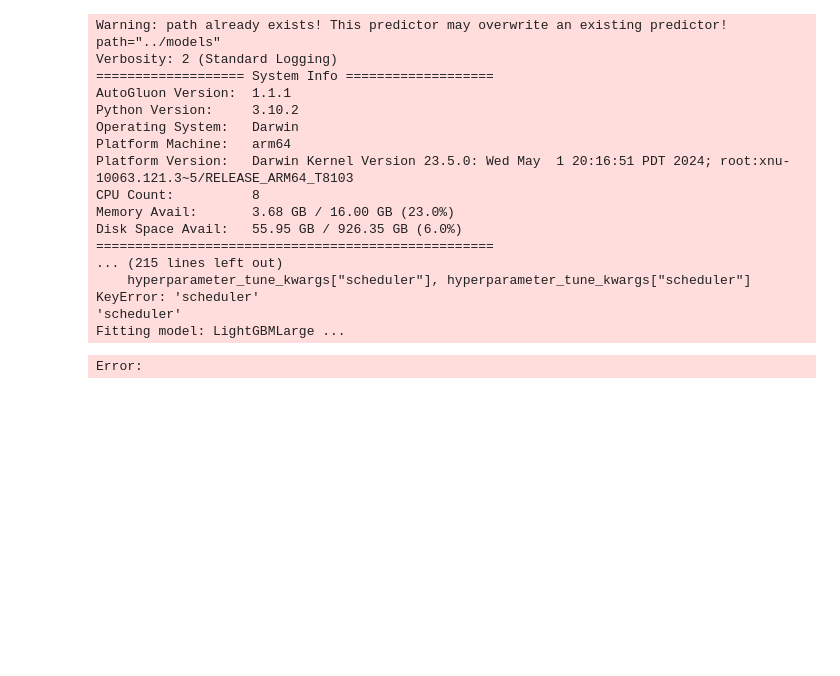
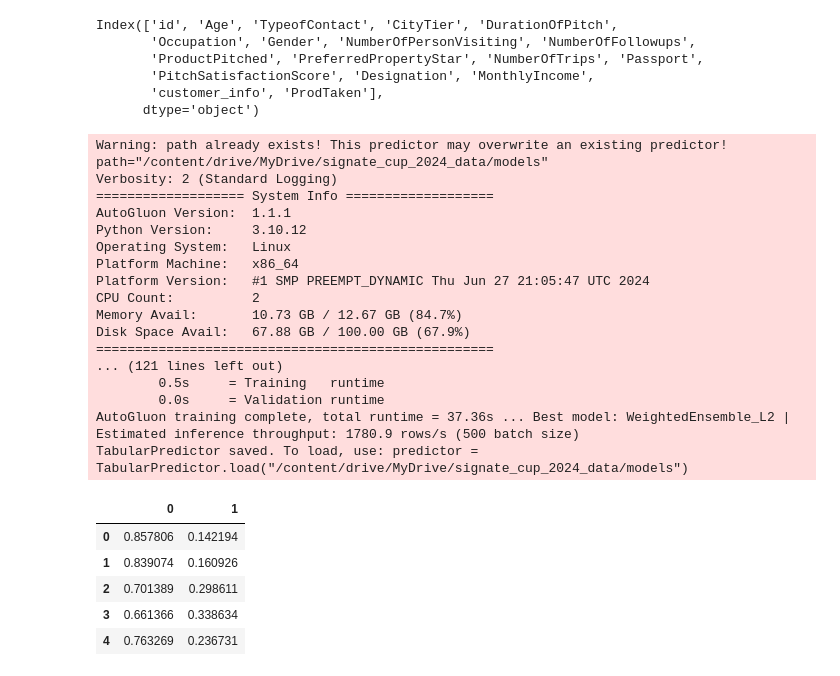
Before and after one commit to Daku-on/signate_cup_2024, a Jupyter notebook: src/00_autogluon.ipynb, the cells around one changed output. Cells and saved outputs as stored; diff of their text form; code cells hidden in the pictures; blank space fills up the shorter version.

```diff
--- a/src/00_autogluon.ipynb
+++ b/src/00_autogluon.ipynb
@@ -27,42 +34,61 @@ ag_roc_auc_scorer = make_scorer(
 )
 # %%
 # 学習データの読み込み
-train_df =  pd.read_csv("data/train.csv")
-X_train_df = train_df.drop(columns=[TARGET_COULMN_NAME])
+# train_df =  pd.read_csv("data/train.csv")
+train_df = pd.read_csv("/content/drive/MyDrive/signate_cup_2024_data/train.csv")
+X_train_df = train_df.drop(columns=[TARGET_COULMN_NAME], inplace=False)
+# %%
+train_df.columns
+# %% [output]
+Index(['id', 'Age', 'TypeofContact', 'CityTier', 'DurationOfPitch',
+       'Occupation', 'Gender', 'NumberOfPersonVisiting', 'NumberOfFollowups',
+       'ProductPitched', 'PreferredPropertyStar', 'NumberOfTrips', 'Passport',
+       'PitchSatisfactionScore', 'Designation', 'MonthlyIncome',
+       'customer_info', 'ProdTaken'],
+      dtype='object')
 # %%
 # テストデータの読み込み
-test_df =  pd.read_csv("data/test.csv")
+# test_df =  pd.read_csv("data/test.csv")
+test_df = pd.read_csv("/content/drive/MyDrive/signate_cup_2024_data/test.csv")
 X_test_df = test_df
 # %%
 predictor = TabularPredictor(
         label=TARGET_COULMN_NAME,
         eval_metric=ag_roc_auc_scorer,
-        path="../models",
+        path="/content/drive/MyDrive/signate_cup_2024_data/models",
     ).fit(
         train_df,
         # TODO: how to specify the random seed?
         # random_state=RANDOM_SEED,
-        hyperparameters='default',
-        hyperparameter_tune_kwargs={"search_strategy": "bayesopt"},
+        # hyperparameters='default',
+        # hyperparameter_tune_kwargs={"search_strategy": "bayesopt"},
     )
 # %% [output]
-Warning: path already exists! This predictor may overwrite an existing predictor! path="../models"
+Warning: path already exists! This predictor may overwrite an existing predictor! path="/content/drive/MyDrive/signate_cup_2024_data/models"
 Verbosity: 2 (Standard Logging)
 =================== System Info ===================
 AutoGluon Version:  1.1.1
-Python Version:     3.10.2
-Operating System:   Darwin
-Platform Machine:   arm64
-Platform Version:   Darwin Kernel Version 23.5.0: Wed May  1 20:16:51 PDT 2024; root:xnu-10063.121.3~5/RELEASE_ARM64_T8103
-CPU Count:          8
-Memory Avail:       3.68 GB / 16.00 GB (23.0%)
-Disk Space Avail:   55.95 GB / 926.35 GB (6.0%)
+Python Version:     3.10.12
+Operating System:   Linux
+Platform Machine:   x86_64
+Platform Version:   #1 SMP PREEMPT_DYNAMIC Thu Jun 27 21:05:47 UTC 2024
+CPU Count:          2
+Memory Avail:       10.73 GB / 12.67 GB (84.7%)
+Disk Space Avail:   67.88 GB / 100.00 GB (67.9%)
 ===================================================
-... (215 lines left out)
-    hyperparameter_tune_kwargs["scheduler"], hyperparameter_tune_kwargs["scheduler"]
-KeyError: 'scheduler'
-'scheduler'
-Fitting model: LightGBMLarge ...
+... (121 lines left out)
+        0.5s     = Training   runtime
+        0.0s     = Validation runtime
+AutoGluon training complete, total runtime = 37.36s ... Best model: WeightedEnsemble_L2 | Estimated inference throughput: 1780.9 rows/s (500 batch size)
+TabularPredictor saved. To load, use: predictor = TabularPredictor.load("/content/drive/MyDrive/signate_cup_2024_data/models")
-Error:
 # %%
 y_pred = predictor.predict_proba(X_test_df)
+# %%
+y_pred.head()
+# %% [output]
+|  | 0 | 1 |
+| 0 | 0.857806 | 0.142194 |
+| 1 | 0.839074 | 0.160926 |
+| 2 | 0.701389 | 0.298611 |
+| 3 | 0.661366 | 0.338634 |
+| 4 | 0.763269 | 0.236731 |
```
Also changed, not shown: parts of 5 cells of this notebook.
